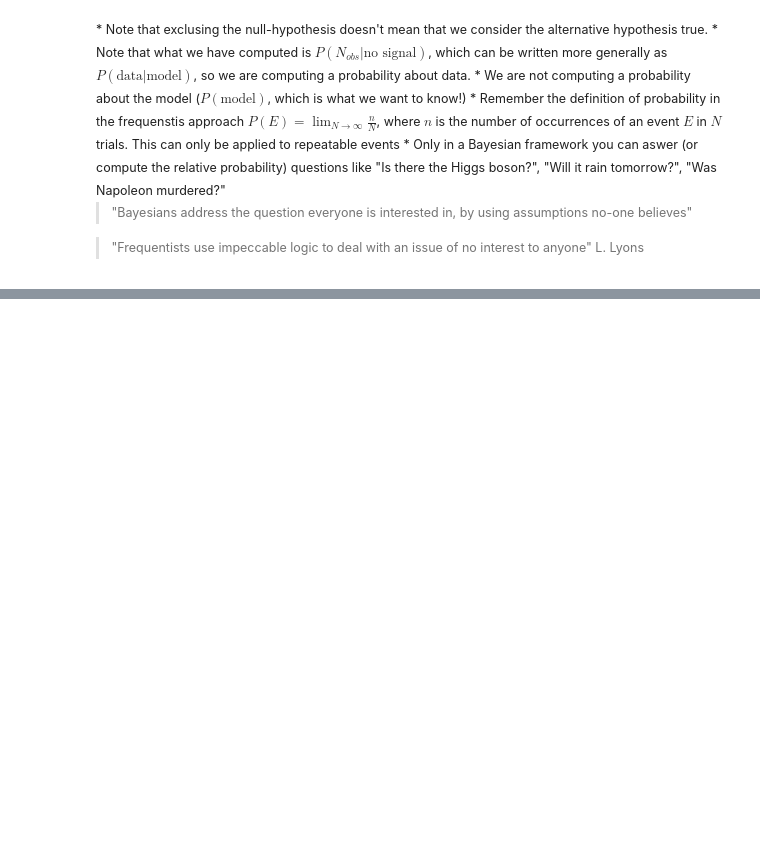
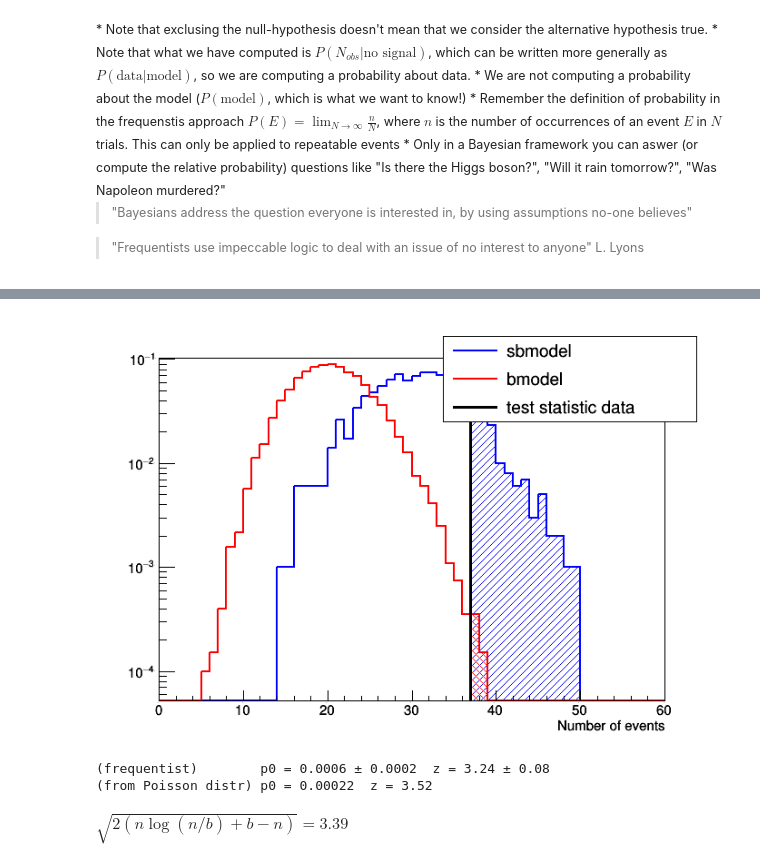
Before and after one commit to wiso/StatisticsLectures, a Jupyter notebook: Lecture1.ipynb, the cells around one changed output, grey strips where cells are left out. Cells and saved outputs as stored; diff of their text form; code cells hidden in the pictures; blank space fills up the shorter version.

```diff
--- a/Lecture1.ipynb
+++ b/Lecture1.ipynb
@@ -356,0 +366,12 @@ plot(pvalue, (sluminosity, 1, 10))
+# %%
+# create a MC linked to the ws
+sbModel = RooStats.ModelConfig("sbmodel", ws)
+sbModel.SetPdf(pdf)
+sbModel.SetObservables('n_obs')  # it understands variable-names
+sbModel.SetParametersOfInterest('s')
+# save the value of s for (s+b)-hypothesis
+sbModel.SetSnapshot(ROOT.RooArgSet(ws.var('s')))
+
+bModel = sbModel.Clone("bmodel")  # create a bkg-only model
+ws.var('s').setVal(0)             # with no signal
+bModel.SetSnapshot(ROOT.RooArgSet(ws.var('s')))
@@ -356,0 +477,12 @@ plot(pvalue, (sluminosity, 1, 10))
+# %%
+# the sb model is not really needed in this case
+hypoCalc = RooStats.FrequentistCalculator(data, sbModel, bModel)
+hypoCalc.SetToys(20000, 1000)  # generate much more toys for bkg-only
+
+toy_sampler = hypoCalc.GetTestStatSampler()
+toy_sampler.SetTestStatistic(test)  # our test statistics
+toy_sampler.SetNEventsPerToy(1)
+
+htr = hypoCalc.GetHypoTest()
+htr.SetPValueIsRightTail(True)  # the "extreme" cases are on the right tail
+htr.SetBackgroundAsAlt(False)
@@ -356,0 +507,16 @@ plot(pvalue, (sluminosity, 1, 10))
+# %%
+plot = RooStats.HypoTestPlot(htr, 60, 0, 60)  # 60 bins
+canvas = ROOT.TCanvas()
+plot.Draw()
+canvas.SetLogy()
+canvas.Draw()
+print u"(frequentist)        p0 = %.2g ± %.1g  z = %.2f ± %.1g" % (htr.NullPValue(), htr.NullPValueError(), htr.Significance(), htr.SignificanceError())
+z_formula = np.sqrt(2 * (n_obs_val * np.log(n_obs_val / B) + B - n_obs_val))
+p0_poisson = stats.poisson(B).sf(n_obs_val)
+print "(from Poisson distr) p0 = %.2g  z = %.2f" % (p0_poisson, p2z(p0_poisson))
+Latex("$\sqrt{2(n \log(n/b) + b - n)} = %.2f$" % z_formula)
+# %% [output]
+[figure, added]
+(frequentist)        p0 = 0.0006 ± 0.0002  z = 3.24 ± 0.08
+(from Poisson distr) p0 = 0.00022  z = 3.52
+$\sqrt{2(n \log(n/b) + b - n)} = 3.39$
```
Also changed, not shown: parts of 38 cells of this notebook.
